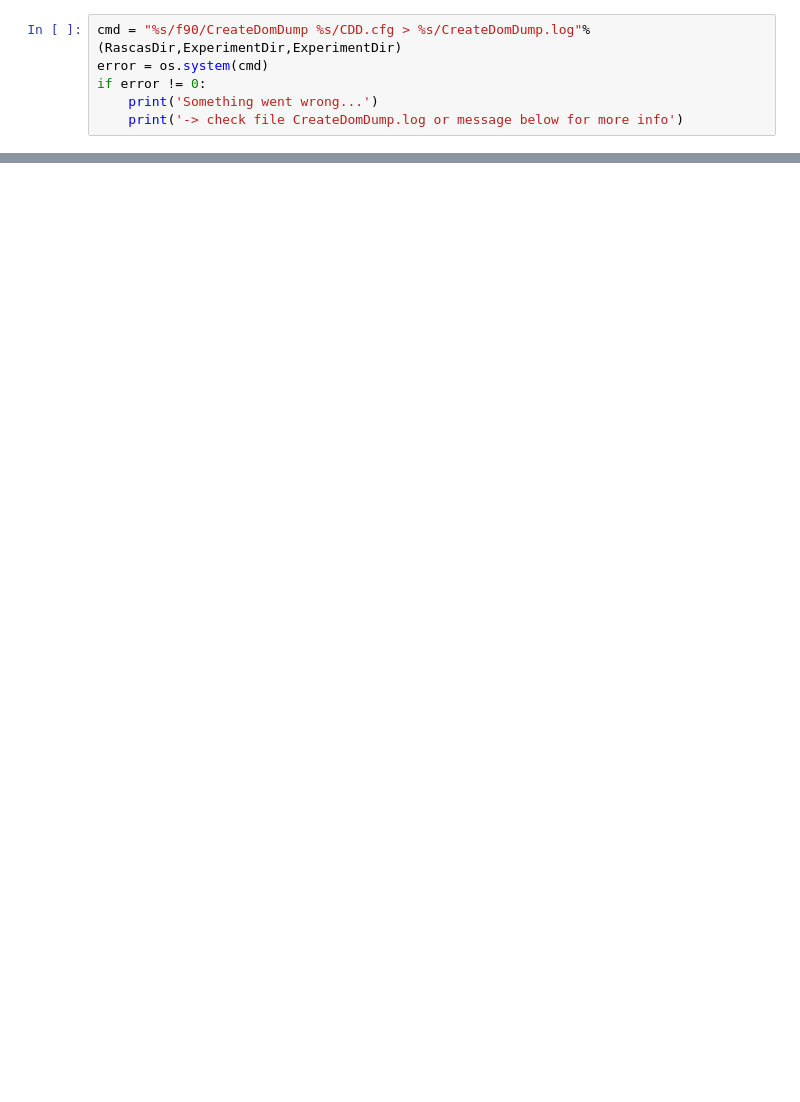
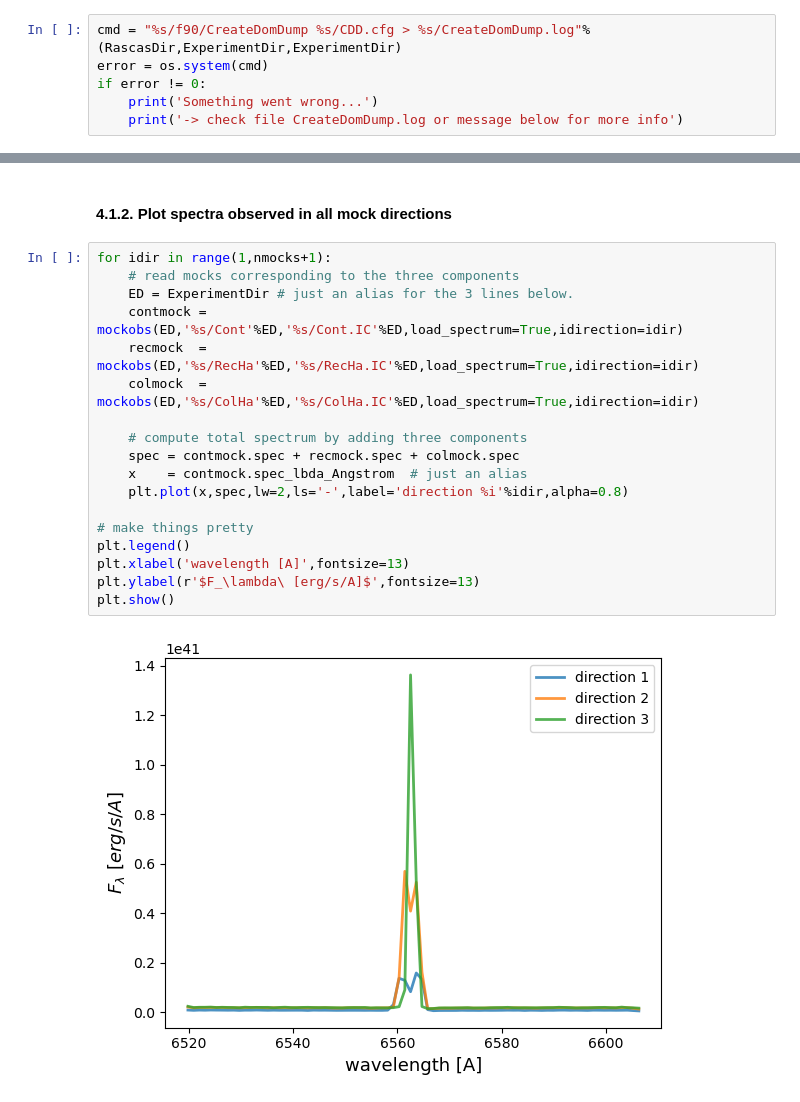
Before and after one commit to Supriyosaha1/Department_project-II, a Jupyter notebook: tutorials/RamsesSimulations/Halpha-From-Disk-Simulation/DiskSimulationMocks.ipynb, the cells around one changed output, grey strips where cells are left out. Saved outputs shown, nothing was run; the diff lists cells and outputs as text; blank space fills up the shorter version.

```diff
--- a/tutorials/RamsesSimulations/Halpha-From-Disk-Simulation/DiskSimulationMocks.ipynb
+++ b/tutorials/RamsesSimulations/Halpha-From-Disk-Simulation/DiskSimulationMocks.ipynb
@@ -249,0 +535,22 @@ if error != 0:
+# %% [markdown]
+#### 4.1.2. Plot spectra observed in all mock directions
+# %%
+for idir in range(1,nmocks+1):
+    # read mocks corresponding to the three components
+    ED = ExperimentDir # just an alias for the 3 lines below.
+    contmock = mockobs(ED,'%s/Cont'%ED,'%s/Cont.IC'%ED,load_spectrum=True,idirection=idir)
+    recmock  = mockobs(ED,'%s/RecHa'%ED,'%s/RecHa.IC'%ED,load_spectrum=True,idirection=idir)
+    colmock  = mockobs(ED,'%s/ColHa'%ED,'%s/ColHa.IC'%ED,load_spectrum=True,idirection=idir)
+
+    # compute total spectrum by adding three components
+    spec = contmock.spec + recmock.spec + colmock.spec
+    x    = contmock.spec_lbda_Angstrom  # just an alias
+    plt.plot(x,spec,lw=2,ls='-',label='direction %i'%idir,alpha=0.8)
+
+# make things pretty
+plt.legend()
+plt.xlabel('wavelength [A]',fontsize=13)
+plt.ylabel(r'$F_\lambda\ [erg/s/A]$',fontsize=13)
+plt.show()
+# %% [output]
+[figure, added]
```
Also changed, not shown: parts of 97 cells of this notebook, 1 other file.
